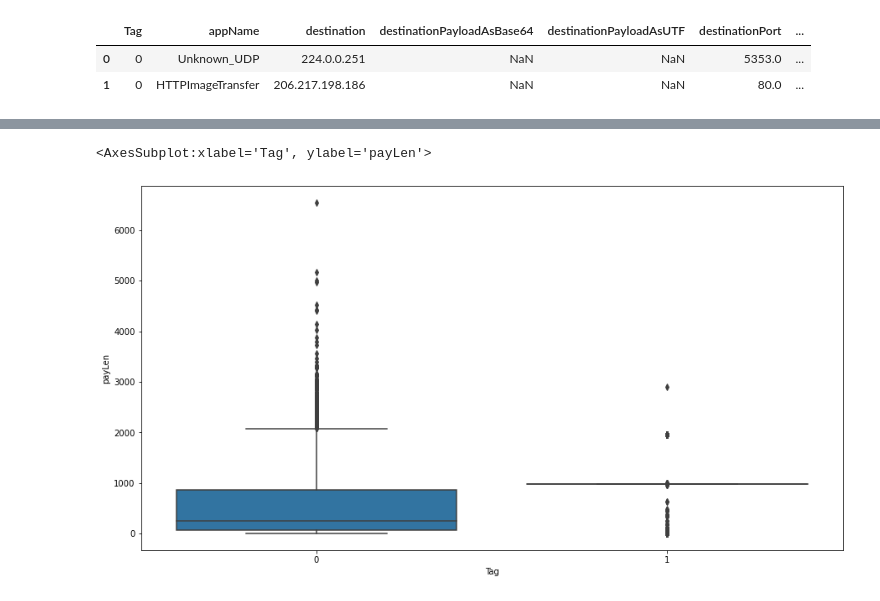
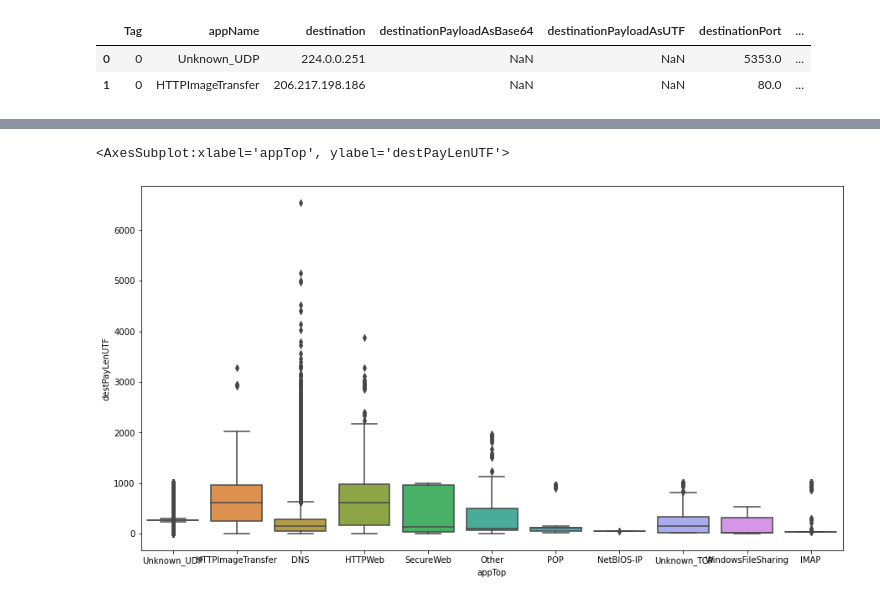
Before and after one commit to Raksh710/Information_Challenge_UMD, a Jupyter notebook: FullData.ipynb, the cells around one changed output, grey strips where cells are left out. Drawn from its saved outputs; the diff is of its cells as text; code cells hidden in the pictures.

```diff
--- a/FullData.ipynb
+++ b/FullData.ipynb
@@ -79,0 +231,4 @@ for x in df[df.destinationPayloadAsBase64.isnull()].Tag.value_counts():
+# %%
+%time
+df['duration'] = df[['stopDT','startDT']].apply(diff,axis=1)
+df.head()
@@ -79,0 +286,3 @@ for x in df[df.destinationPayloadAsBase64.isnull()].Tag.value_counts():
+# %%
+df['Tag_'] = df.Tag.apply(lambda tag: 1. if tag=='Attack' else 0)
+df.head()
@@ -86,0 +326,3 @@ df.head(2)
+# %%
+for x in df.Tag.value_counts():
+    print(x/len(df)*100)
@@ -87,2 +338,3 @@ df.head(2)
 # %%
-df['payLen'] = df['destinationPayloadAsUTF'].apply(lambda x : len(x) if pd.notnull(x) else x)
+df['destPayLenUTF'] = df['destinationPayloadAsUTF'].apply(lambda x : len(x) if pd.notnull(x) else x)
+df['sourcePayLenUTF'] = df['sourcePayloadAsUTF'].apply(lambda x : len(x) if pd.notnull(x) else x)
@@ -114,6 +370,6 @@ df[df.payLen.notnull()]
 # %%
 plt.figure(figsize=(15,8))
-sns.boxplot(x='Tag',y='payLen',data=df)
+sns.boxplot(x='appTop',y='destPayLenUTF',data=df)
 # %% [output]
-<AxesSubplot:xlabel='Tag', ylabel='payLen'>
+<AxesSubplot:xlabel='appTop', ylabel='destPayLenUTF'>
-[figure, old version]
+[figure, new version]
```
Also changed, not shown: parts of 86 cells of this notebook.
